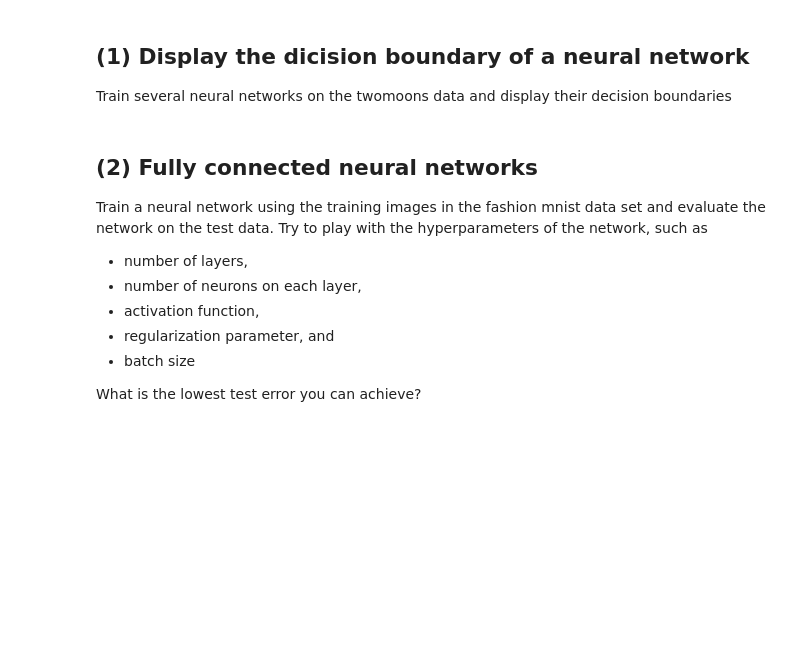
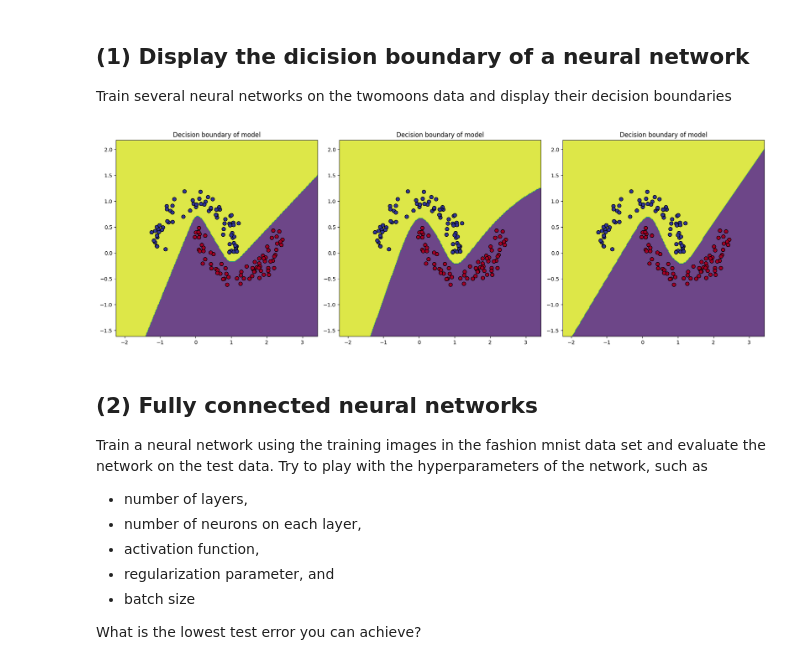
Before and after one commit to andnet-deboer/miniproject3_Math395, a Jupyter notebook: miniproject3_neuralnets.ipynb, the cells around one changed output. Drawn from its saved outputs; the diff is of its cells as text; code cells hidden in the pictures; blank space fills up the shorter version.

```diff
--- a/miniproject3_neuralnets.ipynb
+++ b/miniproject3_neuralnets.ipynb
@@ -19,8 +21,46 @@ Train several neural networks on the twomoons data and display their decision bo
 # %%
 mat = scipy.io.loadmat('twomoons.mat')
 
 X_train = mat['X']
-y_train = mat['truelabels']
+y_train = mat['truelabels'].ravel()
+X_train, X_test, y_train, y_test = train_test_split(X_train, y_train)
+def plot_decision_boundary(X, y, model, ax):
+    h = .02  # Step size in the mesh grid
+    x_min, x_max = X[:, 0].min() - 1, X[:, 0].max() + 1
+    y_min, y_max = X[:, 1].min() - 1, X[:, 1].max() + 1
+
+    xx, yy = np.meshgrid(np.arange(x_min, x_max, h),
+                         np.arange(y_min, y_max, h))
+
+    Z = model.predict(np.c_[xx.ravel(), yy.ravel()])
+    Z = Z.reshape(xx.shape)
+
+    ax.contourf(xx, yy, Z, alpha=0.8)
+    ax.scatter(X[:, 0], X[:, 1], c=y, edgecolors='k', marker='o', s=50, cmap=plt.cm.RdYlBu)
+    ax.set_title(f"Decision boundary of model")
+
+# Train several neural networks with different configurations
+fig, axes = plt.subplots(1, 3, figsize=(18, 6))
+
+hidden_layer_configs = [(3,), (5,), (5,10)]  # Different layer configurations
+
+for i, config in enumerate(hidden_layer_configs):
+    # Create and train the MLPClassifier
+    model = MLPClassifier(hidden_layer_sizes=config,
+                          activation = 'logistic',
+                          solver = 'adam',
+                          alpha = 1e-4,
+                          learning_rate_init=0.2,
+                           max_iter=10000)
+    model.fit(X_train, y_train)
+
+    # Plot decision boundary for each model
+    plot_decision_boundary(X_train, y_train, model, axes[i])
+
+plt.tight_layout()
+plt.show()
+# %% [output]
+[figure, added]
 # %% [markdown]
 ## (2) Fully connected neural networks
 
```
Also changed, not shown: parts of 2 cells of this notebook.
